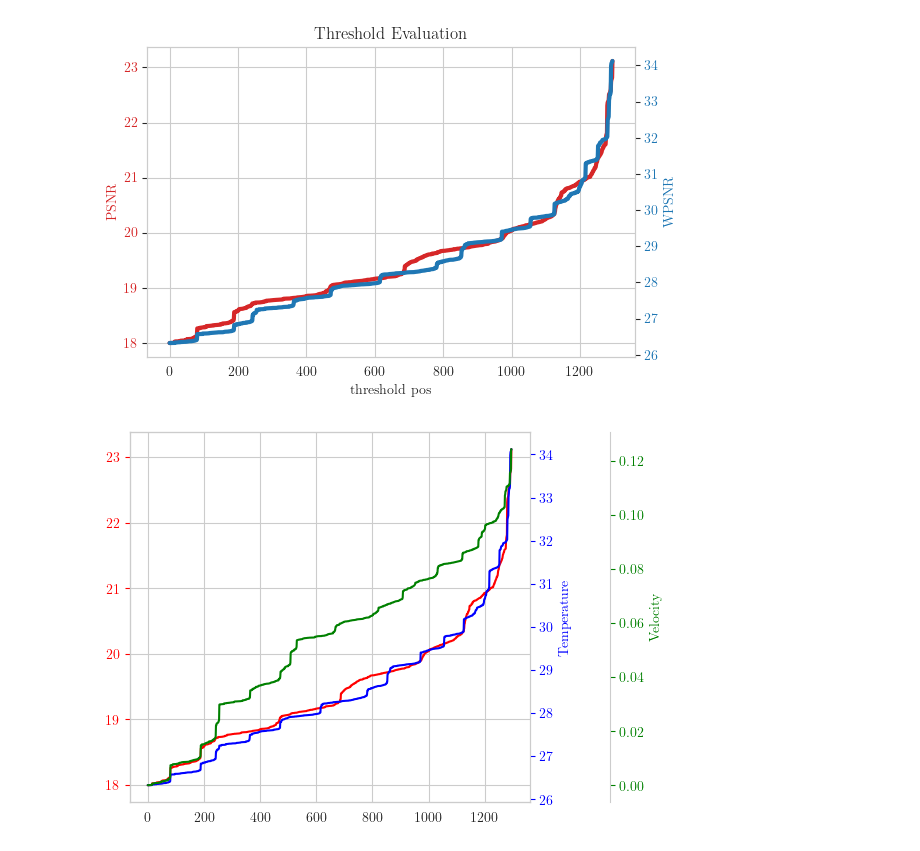
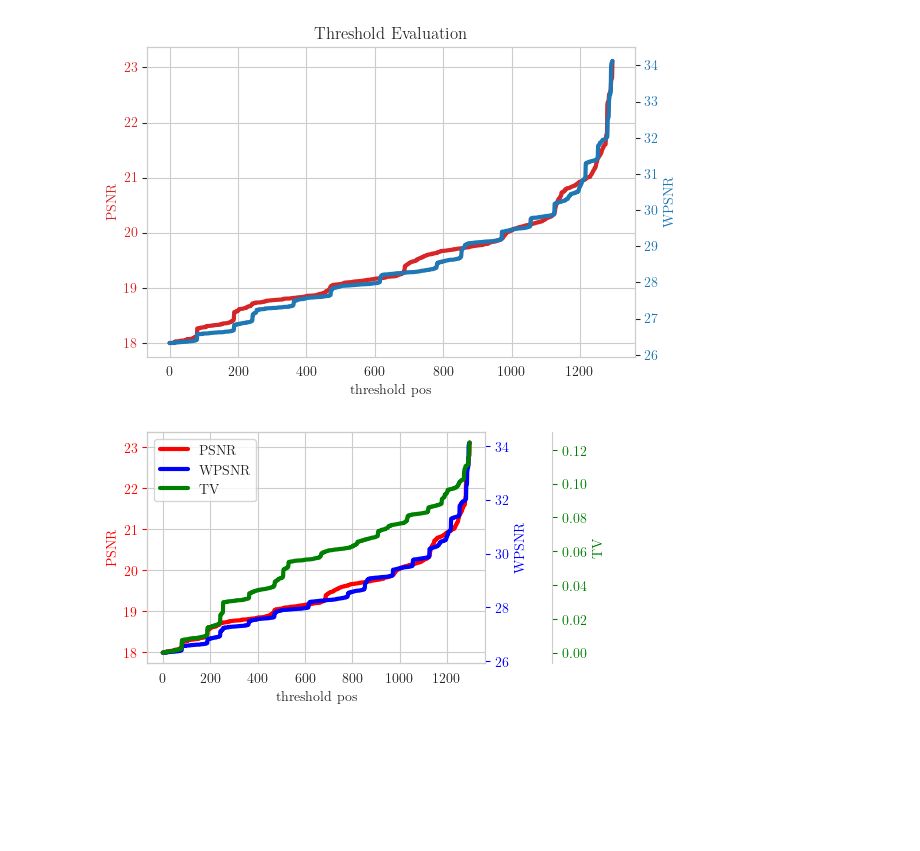
Before and after one commit to bemc22/DeSign, a Jupyter notebook: Custom_Dither/plot_figure.ipynb, the cells around one changed output. Saved outputs shown, nothing was run; the diff lists cells and outputs as text; code cells hidden in the pictures; blank space fills up the shorter version.

Commit message:
update figure

```diff
--- a/Custom_Dither/plot_figure.ipynb
+++ b/Custom_Dither/plot_figure.ipynb
@@ -59,37 +59,38 @@ plt.savefig('metrics.pdf', dpi=300, bbox_inches='tight')
 # %%
 import matplotlib.pyplot as plt
 
-fig, ax = plt.subplots()
-fig.subplots_adjust(right=0.75)
+fig, ax = plt.subplots(figsize=(5, 3) )
+fig.subplots_adjust(right=0.8)
 
 twin1 = ax.twinx()
 twin2 = ax.twinx()
 
 # Offset the right spine of twin2.  The ticks and label have already been
 # placed on the right by twinx above.
 twin2.spines.right.set_position(("axes", 1.2))
 
-p1, = ax.plot(metrics_vals[0], "red", label=metrics_selected[0].upper() )
-p2, = twin1.plot(metrics_vals[1], "blue", label=metrics_selected[1].upper() )
-p3, = twin2.plot(metrics_vals[2], "green", label=metrics_selected[2].upper() )
+p1, = ax.plot(metrics_vals[0], "red", label=metrics_selected[0].upper() , linewidth=3)
+p2, = twin1.plot(metrics_vals[1], "blue", label=metrics_selected[1].upper() , linewidth=3)
+p3, = twin2.plot(metrics_vals[2], "green", label=metrics_selected[2].upper() , linewidth=3)
 
 # ax.set(xlim=(0, 2), ylim=(0, 2), xlabel="Distance", ylabel="Density")
-twin1.set(ylabel="Temperature")
-twin2.set(ylabel="Velocity")
+ax.set(xlabel="threshold pos", ylabel=metrics_selected[0].upper() )
+twin1.set(ylabel=metrics_selected[1].upper() )
+twin2.set(ylabel=metrics_selected[2].upper())
 
 ax.yaxis.label.set_color(p1.get_color())
 twin1.yaxis.label.set_color(p2.get_color())
 twin2.yaxis.label.set_color(p3.get_color())
 
 twin1.grid(False)
 twin2.grid(False)
 
 ax.tick_params(axis='y', colors=p1.get_color())
 twin1.tick_params(axis='y', colors=p2.get_color())
 twin2.tick_params(axis='y', colors=p3.get_color())
 
-# ax.legend(handles=[p1, p2, p3])
+ax.legend(handles=[p1, p2, p3])
 
-plt.show()
+plt.savefig('metrics.pdf', dpi=300, bbox_inches='tight')
 # %% [output]
-[figure, old version]
+[figure, new version]
```
